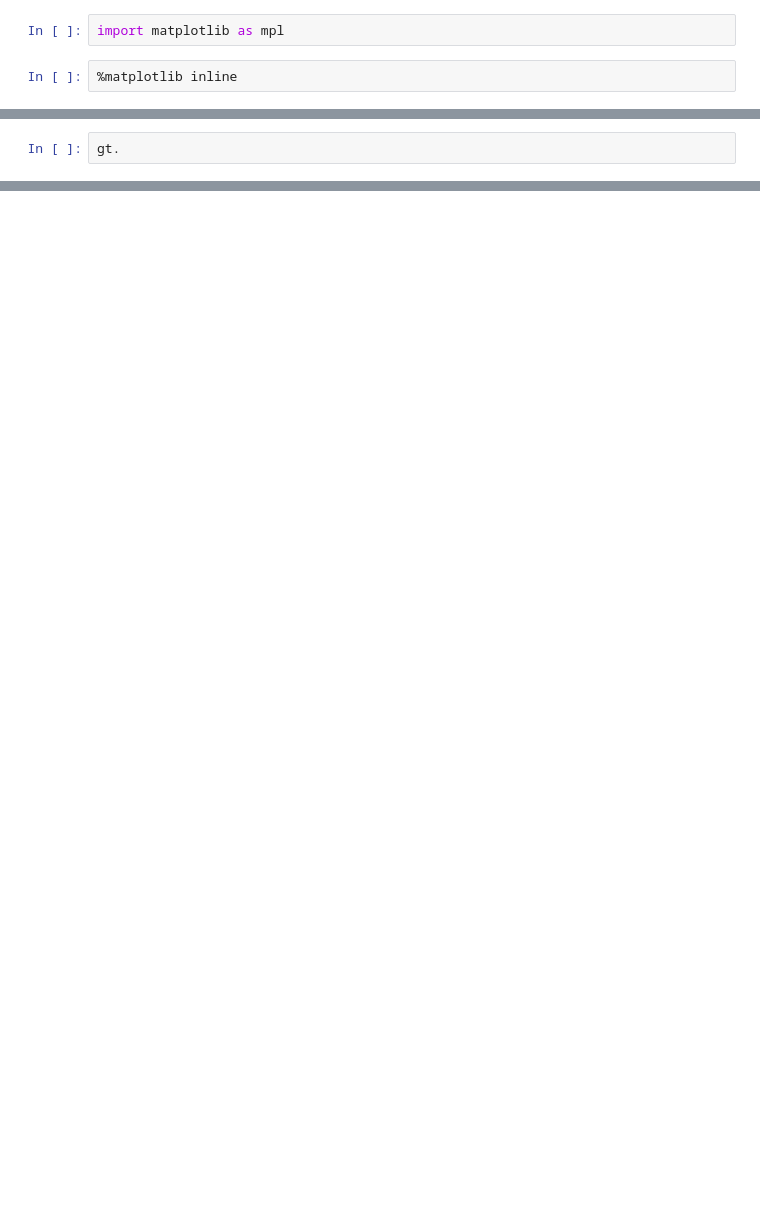
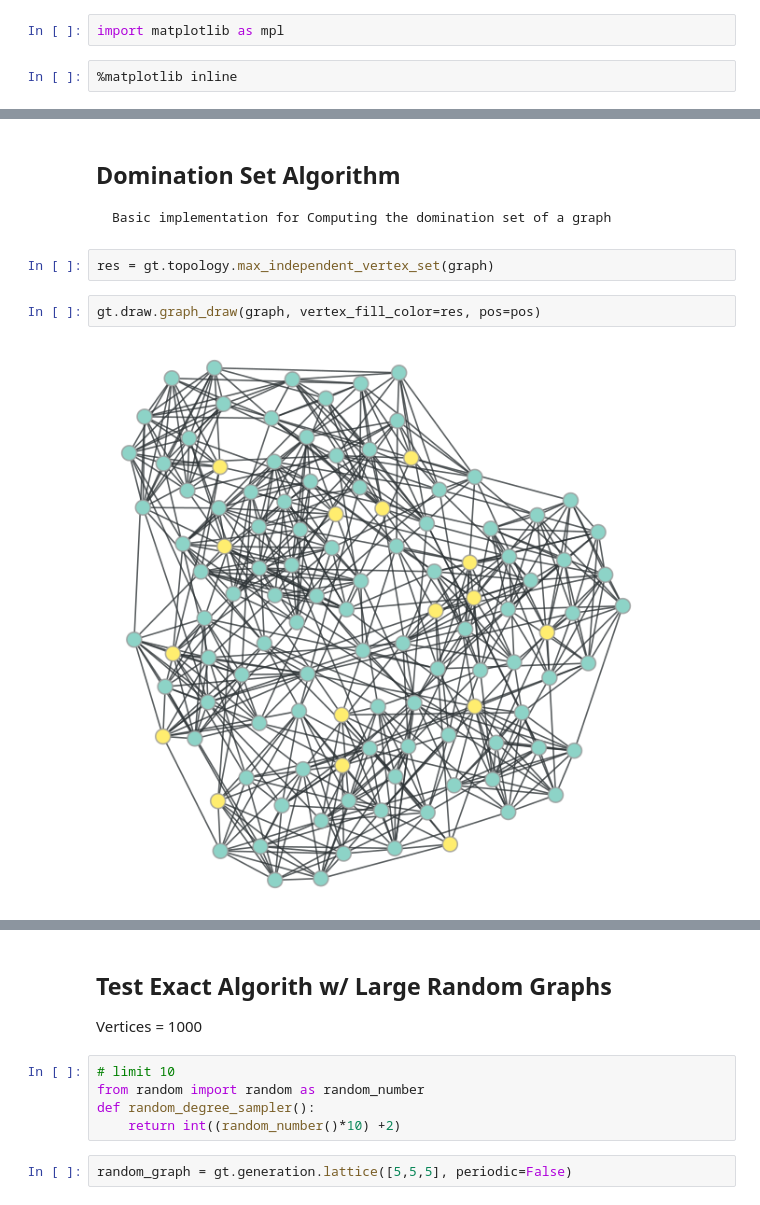
Before and after one commit to achalagarwal/Network-Optimization, a Jupyter notebook: Notebooks/Graph-Tool.ipynb, the cells around one changed output, grey strips where cells are left out. Saved outputs shown, nothing was run; the diff lists cells and outputs as text; blank space fills up the shorter version.

Commit message:
Added Modules to Graph-Tool Notebook

```diff
--- a/Notebooks/Graph-Tool.ipynb
+++ b/Notebooks/Graph-Tool.ipynb
@@ -59,2 +55,9 @@ gt.draw.graph_draw(graph, pos=pos)
-# %%
-gt.
+# %% [markdown]
+## Domination Set Algorithm
+    Basic implementation for Computing the domination set of a graph
+# %%
+res = gt.topology.max_independent_vertex_set(graph)
+# %%
+gt.draw.graph_draw(graph, vertex_fill_color=res, pos=pos)
+# %% [output]
+[figure, added]
@@ -60,0 +65,11 @@ gt.
+# %% [markdown]
+## Test Exact Algorith w/ Large Random Graphs
+
+Vertices = 1000
+# %%
+# limit 10
+from random import random as random_number
+def random_degree_sampler():
+    return int((random_number()*10) +2)
+# %%
+random_graph = gt.generation.lattice([5,5,5], periodic=False)
```
Also changed, not shown: parts of 21 cells of this notebook.
